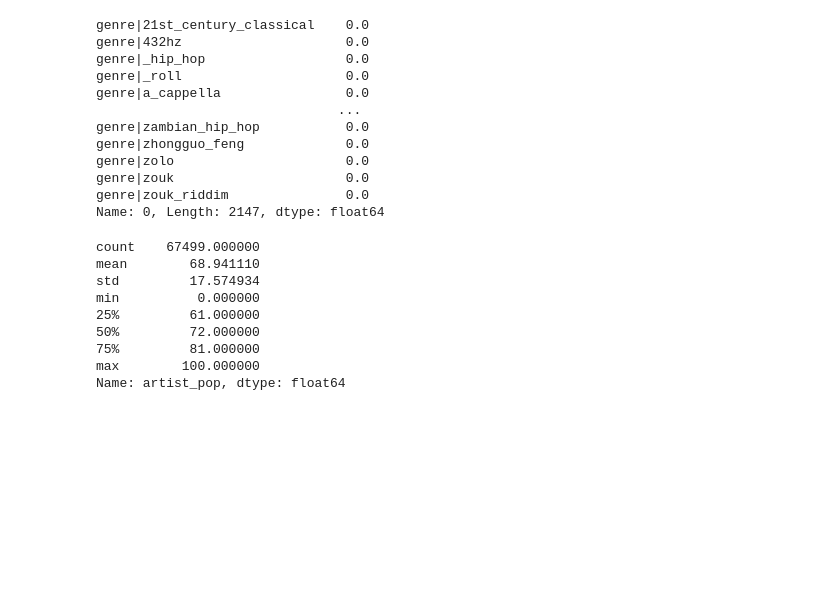
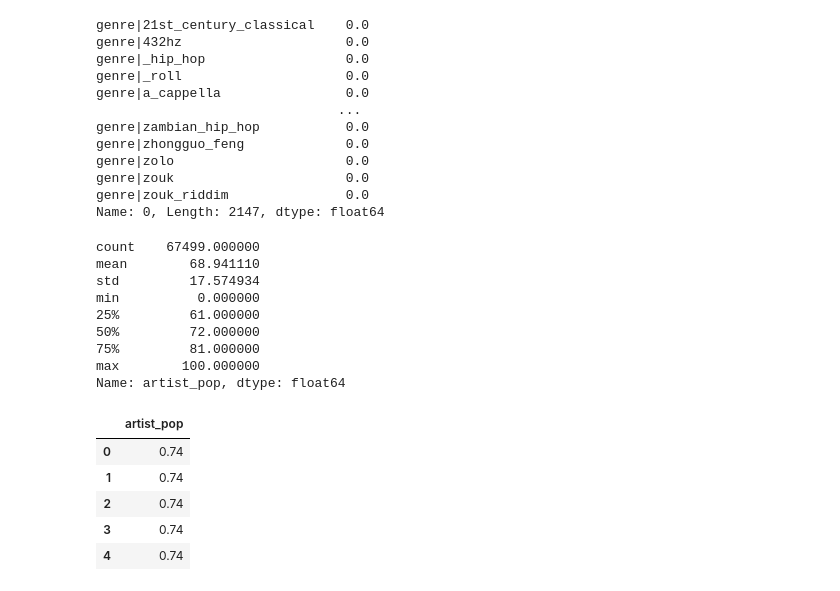
Before and after one commit to Sumith-Pevekar/MusicRecoEngine, a Jupyter notebook: MusicRecoEngine.ipynb, the cells around one changed output. Drawn from its saved outputs; the diff is of its cells as text; code cells hidden in the pictures; blank space fills up the shorter version.

```diff
--- a/MusicRecoEngine.ipynb
+++ b/MusicRecoEngine.ipynb
@@ -205,3 +205,15 @@ min          0.000000
 75%         81.000000
 max        100.000000
 Name: artist_pop, dtype: float64
+# %%
+pop = songs[["artist_pop"]].reset_index(drop = True)
+scaler = MinMaxScaler()
+pop_scaled = pd.DataFrame(scaler.fit_transform(pop), columns = pop.columns)
+pop_scaled.head()
+# %% [output]
+|  | artist_pop |
+| 0 | 0.74 |
+| 1 | 0.74 |
+| 2 | 0.74 |
+| 3 | 0.74 |
+| 4 | 0.74 |
```
